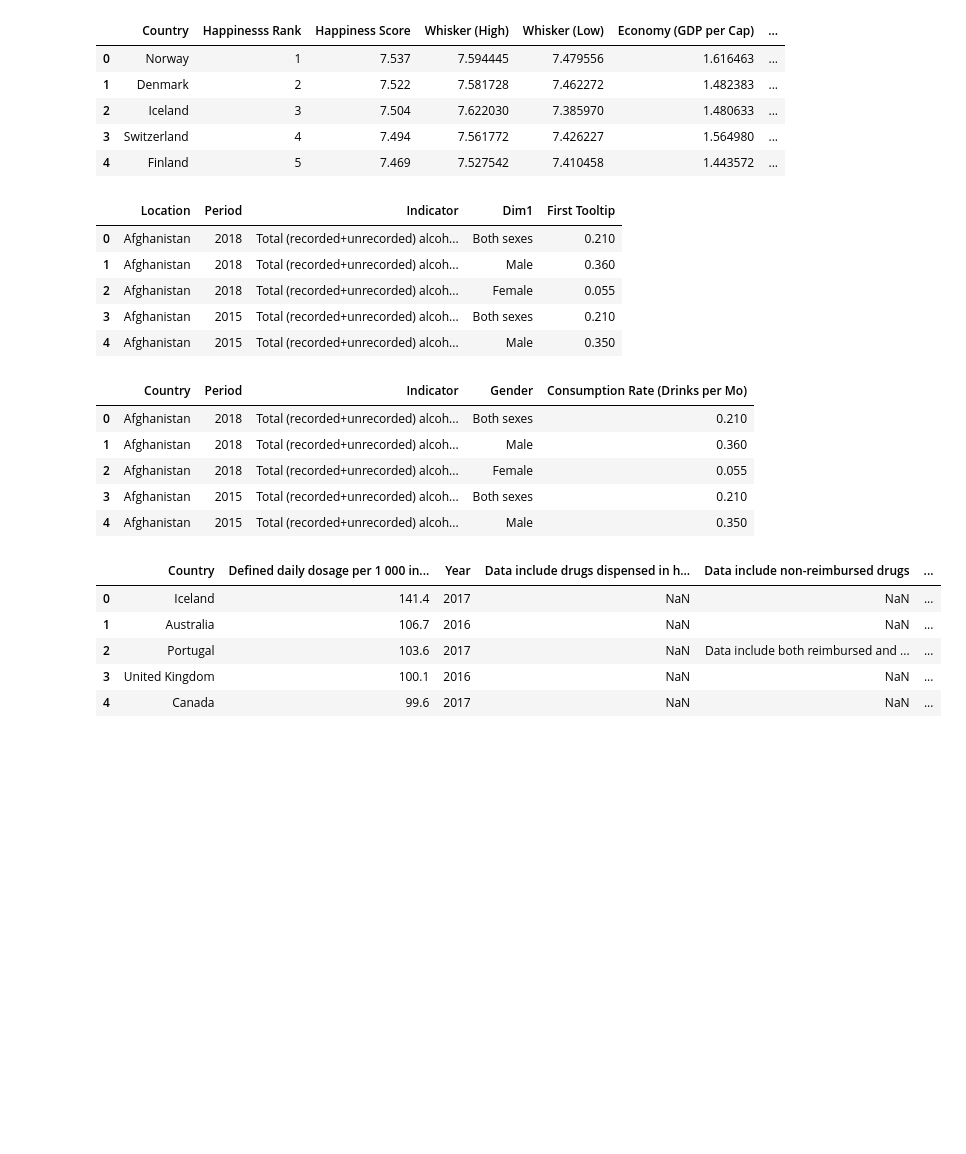
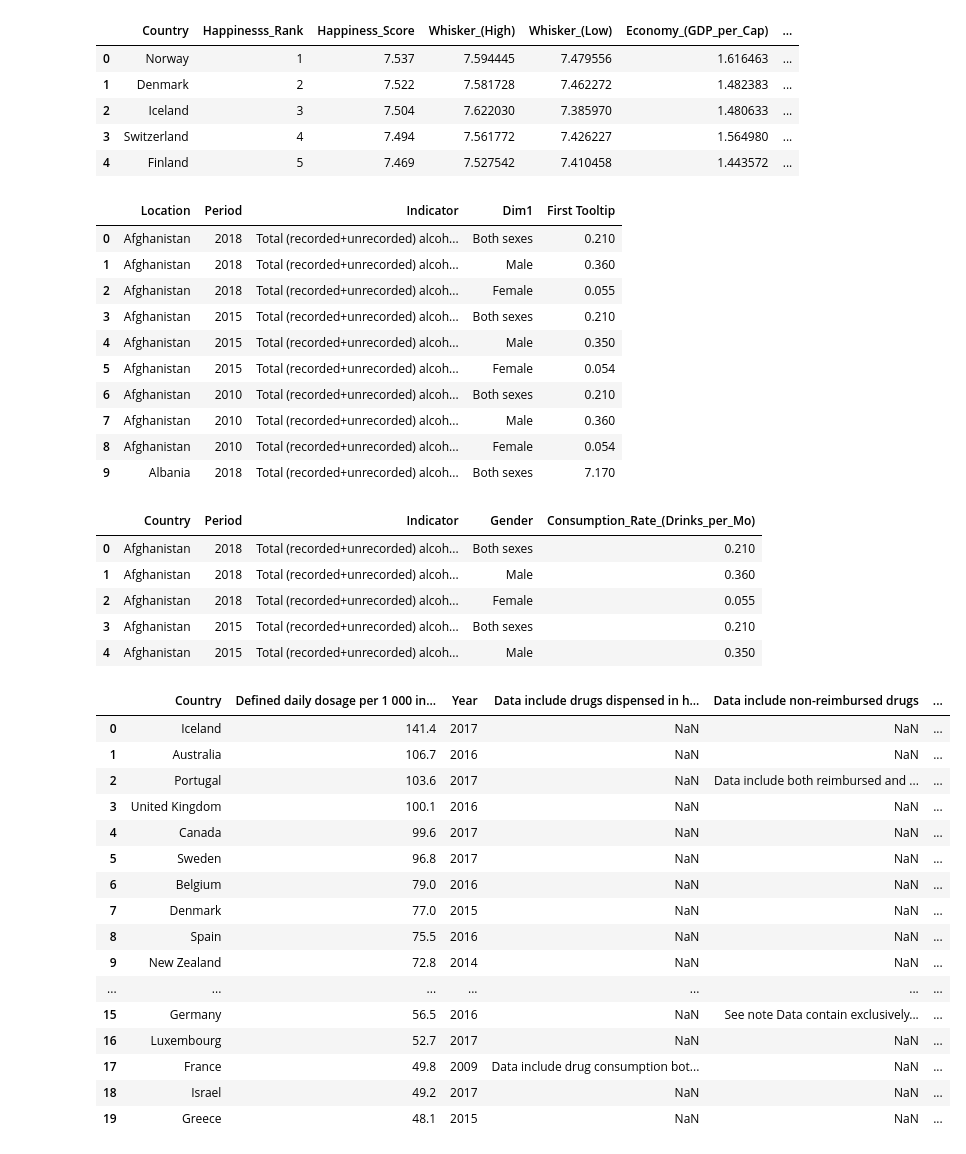
Before and after one commit to DanZanoria/ETL-Project, a Jupyter notebook: Working-File-Jupyter-Notebook-ETL.ipynb, the cells around one changed output. Drawn from its saved outputs; the diff is of its cells as text; code cells hidden in the pictures; blank space fills up the shorter version.

Commit message:
updated jup notebook cleaned columns, groupby

```diff
--- a/Working-File-Jupyter-Notebook-ETL.ipynb
+++ b/Working-File-Jupyter-Notebook-ETL.ipynb
@@ -17,8 +23,9 @@ happy_df.head()
 # %%
-happy_df_rename = happy_df.rename(columns={'Happiness.Rank': 'Happinesss Rank', 'Happiness.Score': 'Happiness Score','Whisker.high': 'Whisker (High)', 'Whisker.low': 'Whisker (Low)', 'Economy..GDP.per.Capita.': 'Economy (GDP per Cap)', 'Health..Life.Expectancy.': 'Health (Life Expectancy)', 'Trust..Government.Corruption.': 'Trust (Gov Corruption)', 'Dystopia.Residual': 'Dystopia (Residual)'})
+# Rename column headers
+happy_df_rename = happy_df.rename(columns={'Happiness.Rank': 'Happinesss_Rank', 'Happiness.Score': 'Happiness_Score','Whisker.high': 'Whisker_(High)', 'Whisker.low': 'Whisker_(Low)', 'Economy..GDP.per.Capita.': 'Economy_(GDP_per_Cap)', 'Health..Life.Expectancy.': 'Health_(Life_Expectancy)', 'Trust..Government.Corruption.': 'Trust_(Gov_Corruption)', 'Dystopia.Residual': 'Dystopia_(Residual)'})
 happy_df_rename.head()
 # %% [output]
-|  | Country | Happinesss Rank | Happiness Score | Whisker (High) | Whisker (Low) | Economy (GDP per Cap) | ... |
+|  | Country | Happinesss_Rank | Happiness_Score | Whisker_(High) | Whisker_(Low) | Economy_(GDP_per_Cap) | ... |
 | 0 | Norway | 1 | 7.537 | 7.594445 | 7.479556 | 1.616463 | ... |
 | 1 | Denmark | 2 | 7.522 | 7.581728 | 7.462272 | 1.482383 | ... |
 | 2 | Iceland | 3 | 7.504 | 7.622030 | 7.385970 | 1.480633 | ... |
@@ -28,7 +35,7 @@ happy_df_rename.head()
 # Extract alchohol abuse CSV into DF
 alcohol_file = "Resources/alcoholSubstanceAbuse.csv"
 alcohol_df = pd.read_csv(alcohol_file)
-alcohol_df.head()
+alcohol_df.head(10)
 # %% [output]
 |  | Location | Period | Indicator | Dim1 | First Tooltip |
 | 0 | Afghanistan | 2018 | Total (recorded+unrecorded) alcoh... | Both sexes | 0.210 |
@@ -36,11 +43,17 @@ alcohol_df.head()
 | 2 | Afghanistan | 2018 | Total (recorded+unrecorded) alcoh... | Female | 0.055 |
 | 3 | Afghanistan | 2015 | Total (recorded+unrecorded) alcoh... | Both sexes | 0.210 |
 | 4 | Afghanistan | 2015 | Total (recorded+unrecorded) alcoh... | Male | 0.350 |
+| 5 | Afghanistan | 2015 | Total (recorded+unrecorded) alcoh... | Female | 0.054 |
+| 6 | Afghanistan | 2010 | Total (recorded+unrecorded) alcoh... | Both sexes | 0.210 |
+| 7 | Afghanistan | 2010 | Total (recorded+unrecorded) alcoh... | Male | 0.360 |
+| 8 | Afghanistan | 2010 | Total (recorded+unrecorded) alcoh... | Female | 0.054 |
+| 9 | Albania | 2018 | Total (recorded+unrecorded) alcoh... | Both sexes | 7.170 |
 # %%
-alcohol_df_rename = alcohol_df.rename(columns={'Location': 'Country','Dim1': 'Gender', 'First Tooltip': 'Consumption Rate (Drinks per Mo)'})
+# Rename column headers
+alcohol_df_rename = alcohol_df.rename(columns={'Location': 'Country','Dim1': 'Gender', 'First Tooltip': 'Consumption_Rate_(Drinks_per_Mo)'})
 alcohol_df_rename.head()
 # %% [output]
-|  | Country | Period | Indicator | Gender | Consumption Rate (Drinks per Mo) |
+|  | Country | Period | Indicator | Gender | Consumption_Rate_(Drinks_per_Mo) |
 | 0 | Afghanistan | 2018 | Total (recorded+unrecorded) alcoh... | Both sexes | 0.210 |
 | 1 | Afghanistan | 2018 | Total (recorded+unrecorded) alcoh... | Male | 0.360 |
 | 2 | Afghanistan | 2018 | Total (recorded+unrecorded) alcoh... | Female | 0.055 |
@@ -49,12 +62,23 @@ alcohol_df_rename.head()
 # %%
 # Extract antidepressant CSV into DF
 depress_file = "Resources/List_of_countries_by_antidepressant_consumption.csv"
 depress_df = pd.read_csv(depress_file)
-depress_df.head()
+depress_df.head(20)
 # %% [output]
 |  | Country | Defined daily dosage per 1 000 in... | Year | Data include drugs dispensed in h... | Data include non-reimbursed drugs | ... |
 | 0 | Iceland | 141.4 | 2017 | NaN | NaN | ... |
 | 1 | Australia | 106.7 | 2016 | NaN | NaN | ... |
 | 2 | Portugal | 103.6 | 2017 | NaN | Data include both reimbursed and ... | ... |
 | 3 | United Kingdom | 100.1 | 2016 | NaN | NaN | ... |
 | 4 | Canada | 99.6 | 2017 | NaN | NaN | ... |
+| 5 | Sweden | 96.8 | 2017 | NaN | NaN | ... |
+| 6 | Belgium | 79.0 | 2016 | NaN | NaN | ... |
+| 7 | Denmark | 77.0 | 2015 | NaN | NaN | ... |
+| 8 | Spain | 75.5 | 2016 | NaN | NaN | ... |
+| 9 | New Zealand | 72.8 | 2014 | NaN | NaN | ... |
+| ... | ... | ... | ... | ... | ... | ... |
+| 15 | Germany | 56.5 | 2016 | NaN | See note Data contain exclusively... | ... |
+| 16 | Luxembourg | 52.7 | 2017 | NaN | NaN | ... |
+| 17 | France | 49.8 | 2009 | Data include drug consumption bot... | NaN | ... |
+| 18 | Israel | 49.2 | 2017 | NaN | NaN | ... |
+| 19 | Greece | 48.1 | 2015 | NaN | NaN | ... |
```
Also changed, not shown: parts of 3 cells of this notebook.
